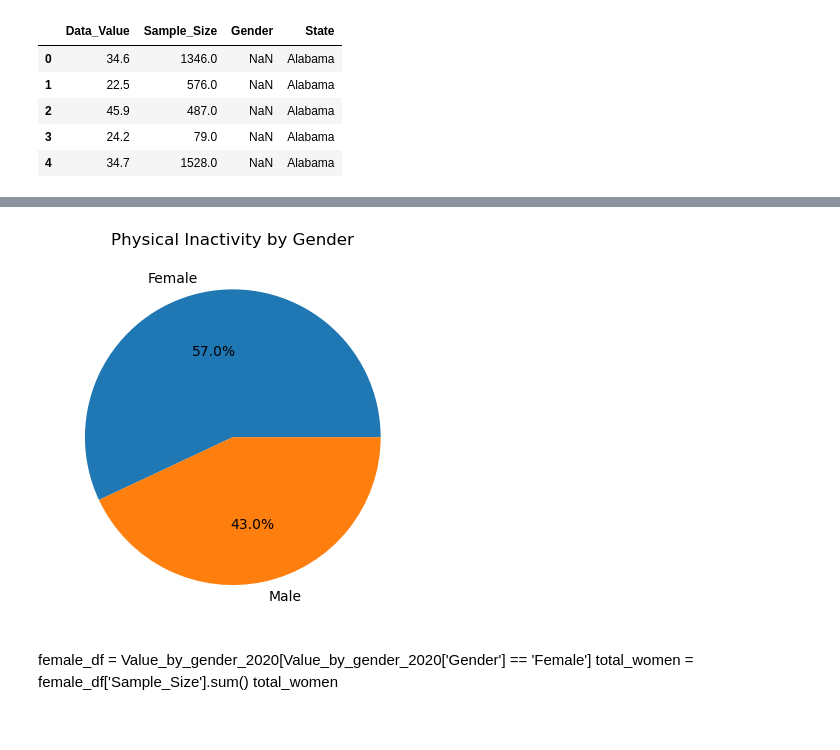
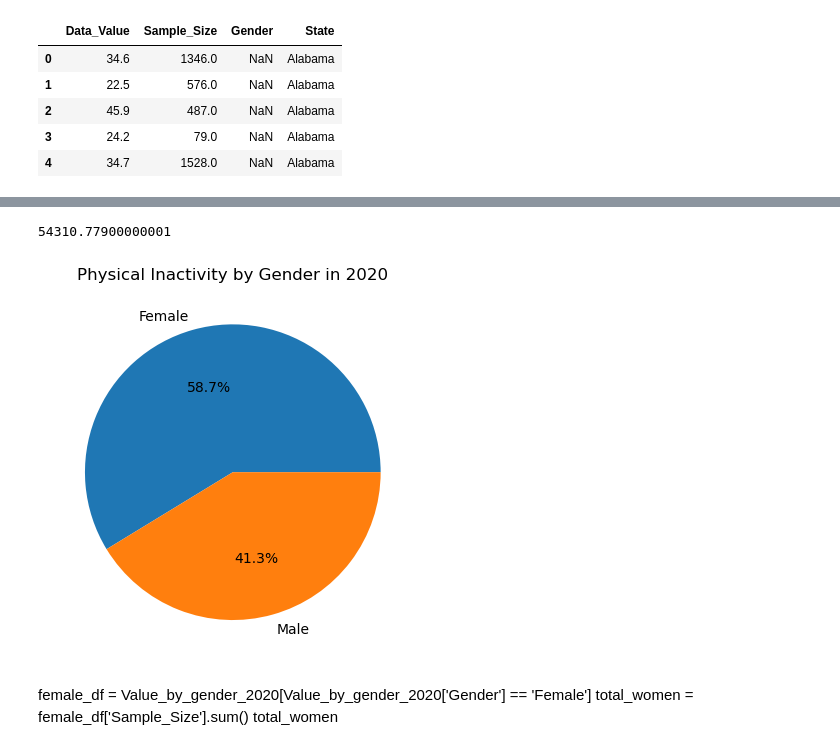
Before and after one commit to soobin83/Project1-Group2, a Jupyter notebook: project/Suicide/Depression.ipynb, the cells around one changed output, grey strips where cells are left out. Cells and saved outputs as stored; diff of their text form; code cells hidden in the pictures.

```diff
--- a/project/Suicide/Depression.ipynb
+++ b/project/Suicide/Depression.ipynb
@@ -221,5 +225,5 @@ Value_by_gender_2020.head()
 # %%
 male_df = Value_by_gender_2020[Value_by_gender_2020['Gender'] == 'Male']
-total_men_inactive = male_df['Sample_Size'].sum()
-total_men_inactive
+male_df = male_df.drop("National")
+male_df.head()
 # %% [output]
@@ -226,0 +237,3 @@ total_men_inactive
+# %%
+total_men_inactive = male_df['no_physical_activity'].sum()
+total_men_inactive
@@ -227,5 +242,5 @@ total_men_inactive
 # %%
 female_df = Value_by_gender_2020[Value_by_gender_2020['Gender'] == 'Female']
-total_women_inactive= female_df['Sample_Size'].sum()
-total_women_inactive
+female_df = female_df.drop("National")
+female_df.head()
 # %% [output]
@@ -233,27 +254,26 @@ total_women_inactive
+# %%
+total_women_inactive= female_df['no_physical_activity'].sum()
+total_women_inactive
+# %% [output]
+54310.77900000001
 # %%
-female_df = Value_by_gender_2020[Value_by_gender_2020['Gender'] == 'Female']
-total_women_inactive= female_df['Sample_Size'].sum()
-total_women_inactive
-male_df = Value_by_gender_2020[Value_by_gender_2020['Gender'] == 'Male']
-total_men_inactive = male_df['Sample_Size'].sum()
-total_men_inactive
 # Create the figure and axis
 fig, ax = plt.subplots()
 
 # Define the data labels and values
 labels = ["Female", "Male"]
 values = [total_women_inactive , total_men_inactive]
 
 # Create the pie chart
 ax.pie(values, labels=labels, autopct='%1.1f%%')
 
 # Add a title
-ax.set_title("Physical Inactivity by Gender")
+ax.set_title("Physical Inactivity by Gender in 2020")
 
 # Show the chart
 plt.show()
 # %% [output]
-[figure, old version]
+[figure, new version]
 # %% [markdown]
 female_df = Value_by_gender_2020[Value_by_gender_2020['Gender'] == 'Female']
 total_women = female_df['Sample_Size'].sum()
```
Also changed, not shown: parts of 22 cells of this notebook.
